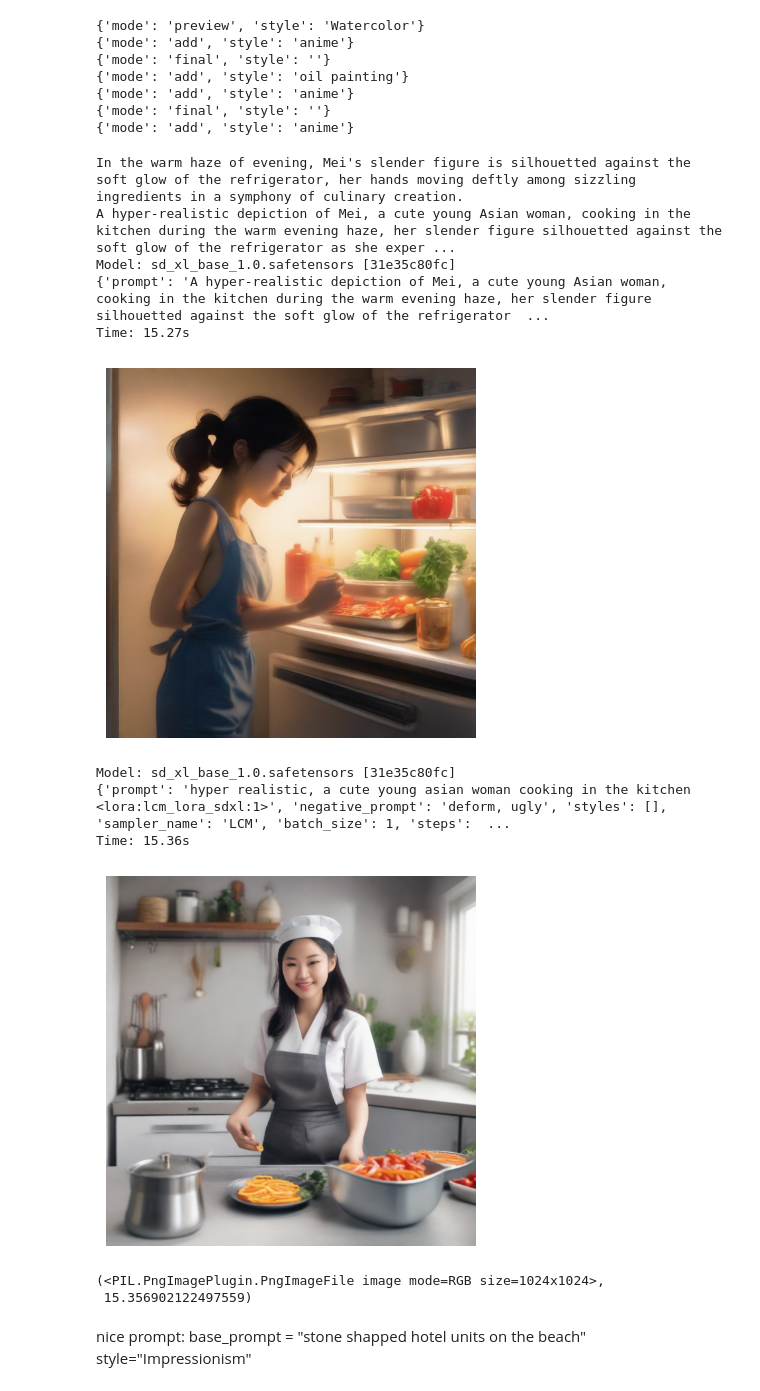
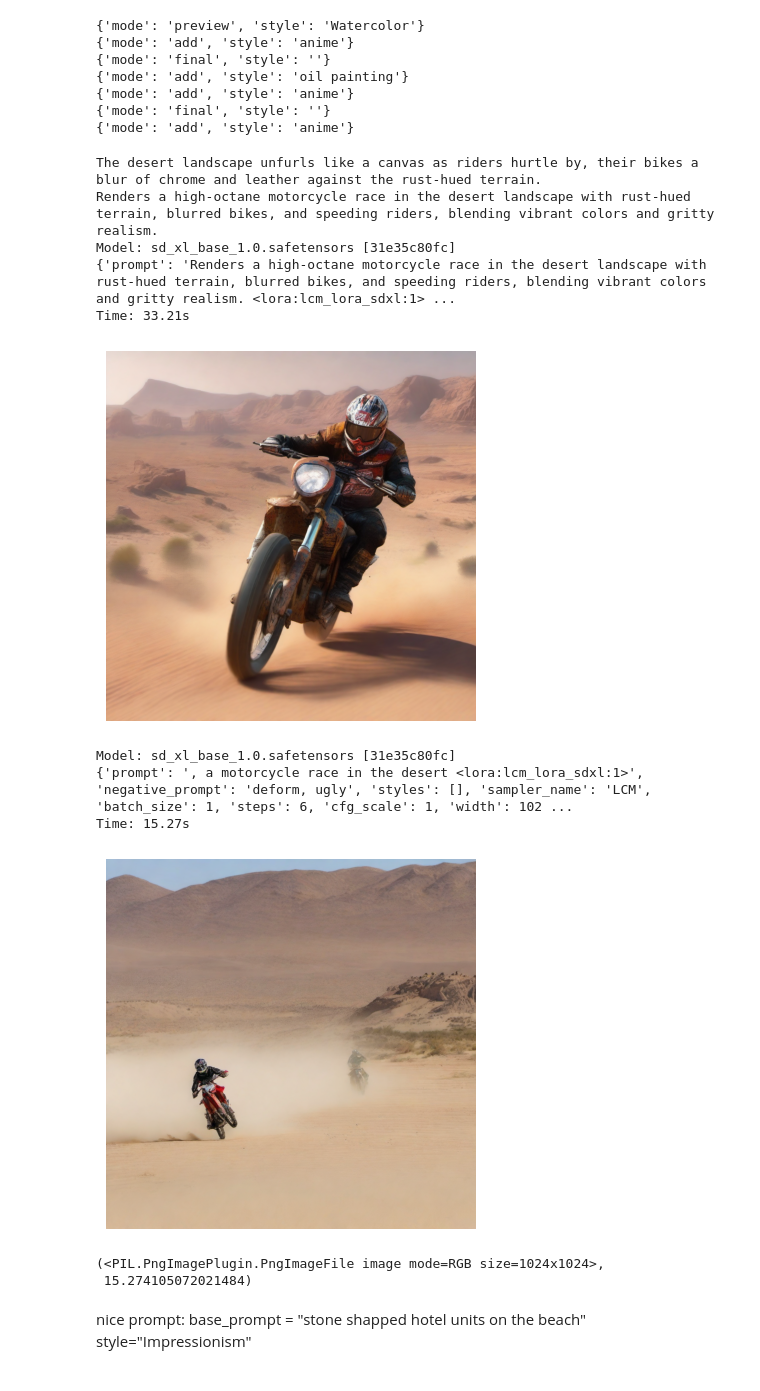
Before and after one commit to ReeveWu/lazy-diffusion, a Jupyter notebook: vincent_test.ipynb, the cells around one changed output. Cells and saved outputs as stored; diff of their text form; code cells hidden in the pictures.

```diff
--- a/vincent_test.ipynb
+++ b/vincent_test.ipynb
@@ -75,31 +77,31 @@ print(style_command_distinguisher.invoke("how it will look like in anime style")
 {'mode': 'final', 'style': ''}
 {'mode': 'add', 'style': 'anime'}
 # %%
-from utils.LLM import RetrievalWithPrompt, IsGenerationalRequest, GenerateDescriptions, GenerateStyle, StyleCommandDistinguisher, ultimate_refiner
+from utils.LLM import RetrievalWithPrompt, IsGenerationalRequest, GenerateDescriptions, GenerateStyle, StyleCommandDistinguisher, UltimateRefiner
 from util_txt2img import txt2img
-ultimate_refiner = ultimate_refiner()
-base_prompt = "a cute young asian woman cooking in the kitchen"
-style="hyper realistic"
+ultimate_refiner = UltimateRefiner()
+base_prompt = "a motorcycle race in the desert"
+style=""
 GenerateDescriptions = GenerateDescriptions()
 description = GenerateDescriptions.invoke(base_prompt)["result"][2]
 print(description)
 final_prompt = ultimate_refiner.invoke(base_prompt=base_prompt, style=style, description=description)["result"]
 print(final_prompt)
 txt2img(final_prompt, to_show=True)
 txt2img(f"{style}, {base_prompt}", to_show=True)
 # %% [output]
-In the warm haze of evening, Mei's slender figure is silhouetted against the soft glow of the refrigerator, her hands moving deftly among sizzling ingredients in a symphony of culinary creation.
-A hyper-realistic depiction of Mei, a cute young Asian woman, cooking in the kitchen during the warm evening haze, her slender figure silhouetted against the soft glow of the refrigerator as she exper ...
+The desert landscape unfurls like a canvas as riders hurtle by, their bikes a blur of chrome and leather against the rust-hued terrain.
+Renders a high-octane motorcycle race in the desert landscape with rust-hued terrain, blurred bikes, and speeding riders, blending vibrant colors and gritty realism.
 Model: sd_xl_base_1.0.safetensors [31e35c80fc]
-{'prompt': 'A hyper-realistic depiction of Mei, a cute young Asian woman, cooking in the kitchen during the warm evening haze, her slender figure silhouetted against the soft glow of the refrigerator  ...
-Time: 15.27s
+{'prompt': 'Renders a high-octane motorcycle race in the desert landscape with rust-hued terrain, blurred bikes, and speeding riders, blending vibrant colors and gritty realism. <lora:lcm_lora_sdxl:1> ...
+Time: 33.21s
-[figure, old version]
+[figure, new version]
 Model: sd_xl_base_1.0.safetensors [31e35c80fc]
-{'prompt': 'hyper realistic, a cute young asian woman cooking in the kitchen <lora:lcm_lora_sdxl:1>', 'negative_prompt': 'deform, ugly', 'styles': [], 'sampler_name': 'LCM', 'batch_size': 1, 'steps':  ...
-Time: 15.36s
+{'prompt': ', a motorcycle race in the desert <lora:lcm_lora_sdxl:1>', 'negative_prompt': 'deform, ugly', 'styles': [], 'sampler_name': 'LCM', 'batch_size': 1, 'steps': 6, 'cfg_scale': 1, 'width': 102 ...
+Time: 15.27s
-[figure, old version]
+[figure, new version]
 (<PIL.PngImagePlugin.PngImageFile image mode=RGB size=1024x1024>,
- 15.356902122497559)
+ 15.274105072021484)
 # %% [markdown]
 nice prompt:
 base_prompt = "stone shapped hotel units on the beach"
```
Also changed, not shown: parts of 1 cell of this notebook, 1 other file.
